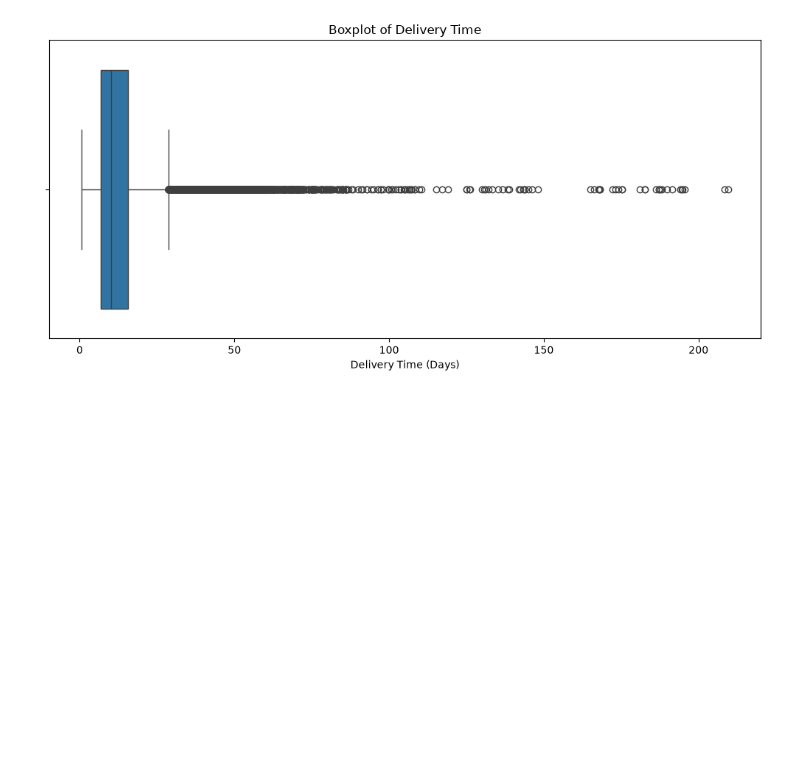
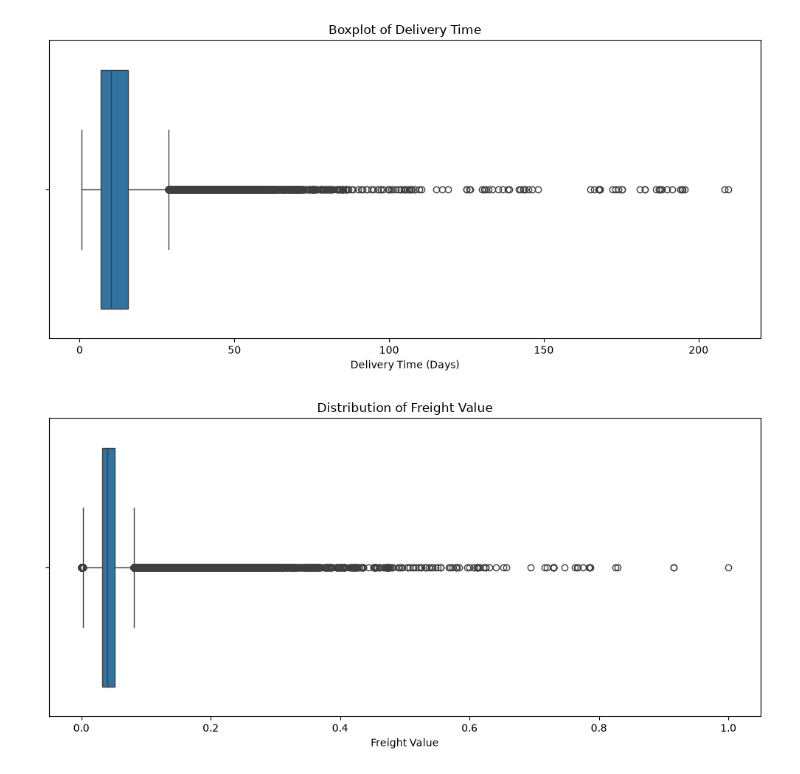
Before and after one commit to DRPatel75/Logistics_Data_Analysis, a Jupyter notebook: notebooks/03_advanced_eda_visualization.ipynb, the cells around one changed output. Saved outputs shown, nothing was run; the diff lists cells and outputs as text; code cells hidden in the pictures; blank space fills up the shorter version.

```diff
--- a/notebooks/03_advanced_eda_visualization.ipynb
+++ b/notebooks/03_advanced_eda_visualization.ipynb
@@ -388,3 +388,23 @@ plt.savefig(
 plt.show()
 # %% [output]
 [figure]
+# %%
+plt.figure(figsize=(10, 5))
+
+sns.boxplot(
+    x=df["freight_value"]
+)
+
+plt.title("Distribution of Freight Value")
+plt.xlabel("Freight Value")
+
+plt.tight_layout()
+plt.savefig(
+    "../screenshots/week3_freight_value_boxplot.png",
+    dpi=300,
+    bbox_inches="tight"
+)
+
+plt.show()
+# %% [output]
+[figure, added]
```
Also changed, not shown: parts of 2 cells of this notebook, 1 other file.
